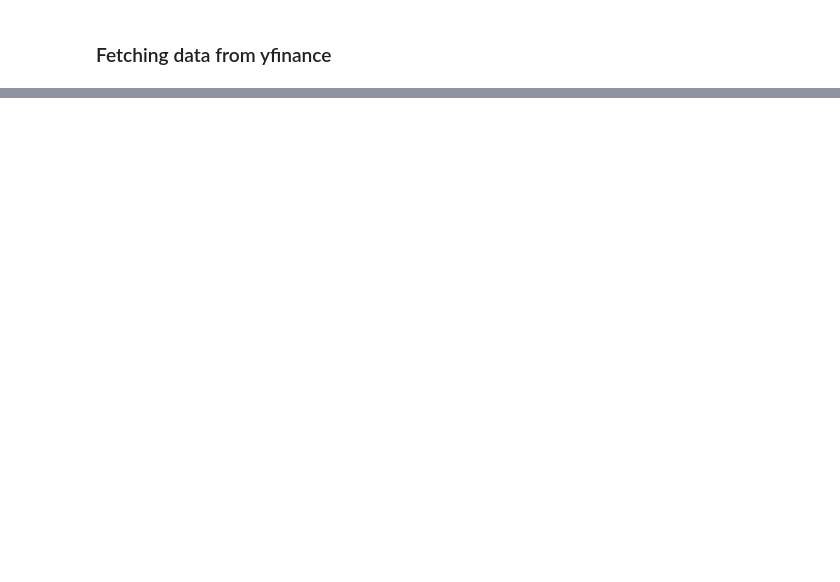
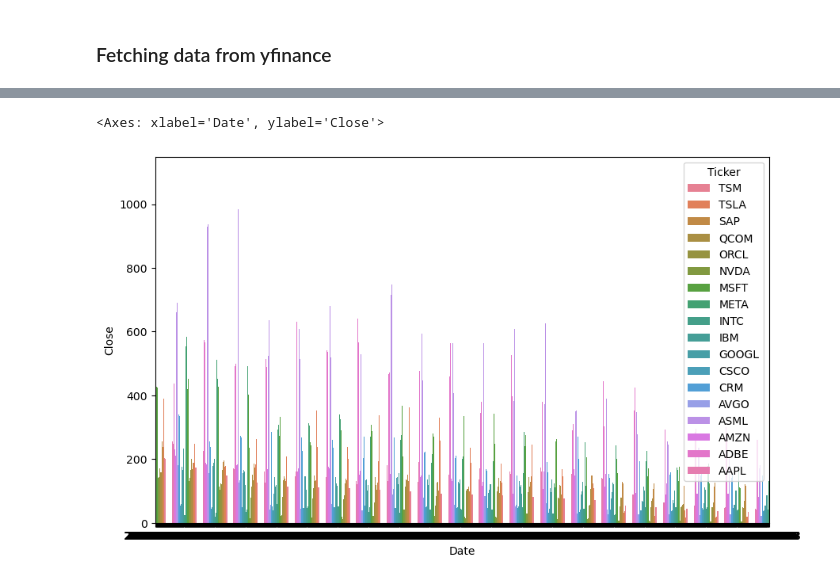
Before and after one commit to modyreturn/Stock-Market-Analysis, a Jupyter notebook: Stock_Analysis.ipynb, the cells around one changed output, grey strips where cells are left out. Drawn from its saved outputs; the diff is of its cells as text; code cells hidden in the pictures; blank space fills up the shorter version.

```diff
--- a/Stock_Analysis.ipynb
+++ b/Stock_Analysis.ipynb
@@ -188,0 +165,3 @@ plt.show()
+# %%
+top_5 = df_reshaped.sort_values(by=['Ticker','Close'], ascending=False)
+top_5.head()
@@ -188,0 +175,7 @@ plt.show()
+# %%
+plt.figure(figsize=(10, 6))
+
+sns.barplot(data=top_5, x='Date', y='Close', hue='Ticker')
+# %% [output]
+<Axes: xlabel='Date', ylabel='Close'>
+[figure, added]
```
Also changed, not shown: parts of 10 cells of this notebook, 1 other file.
